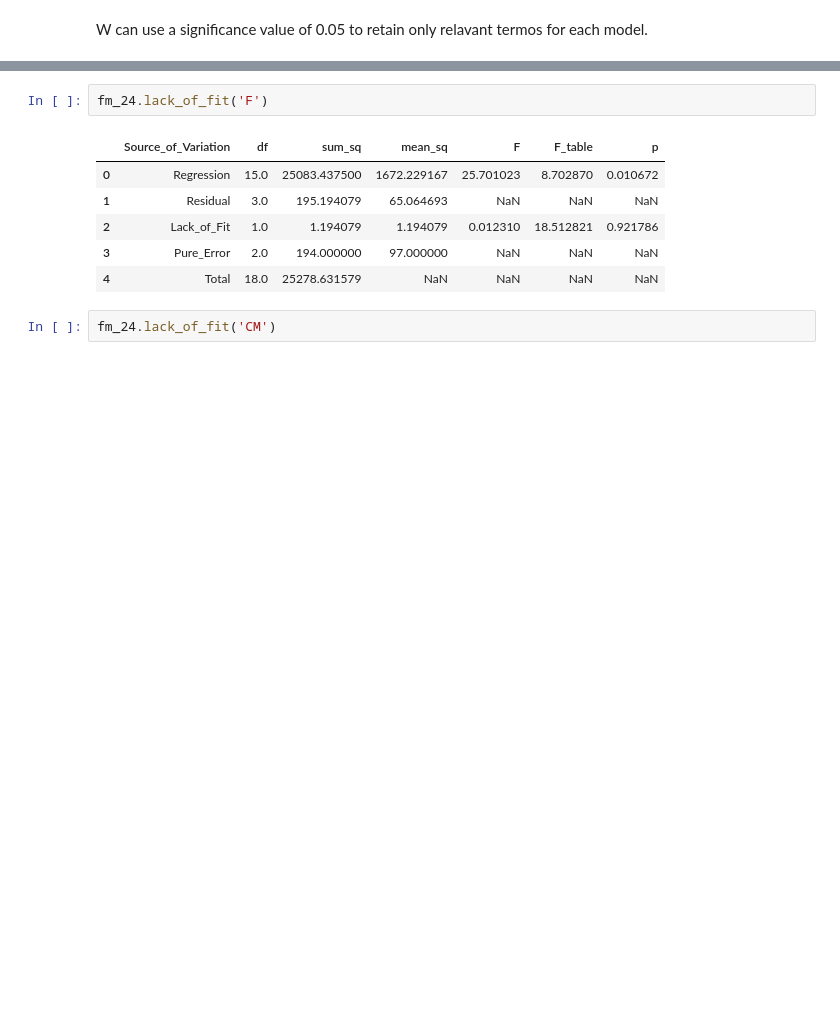
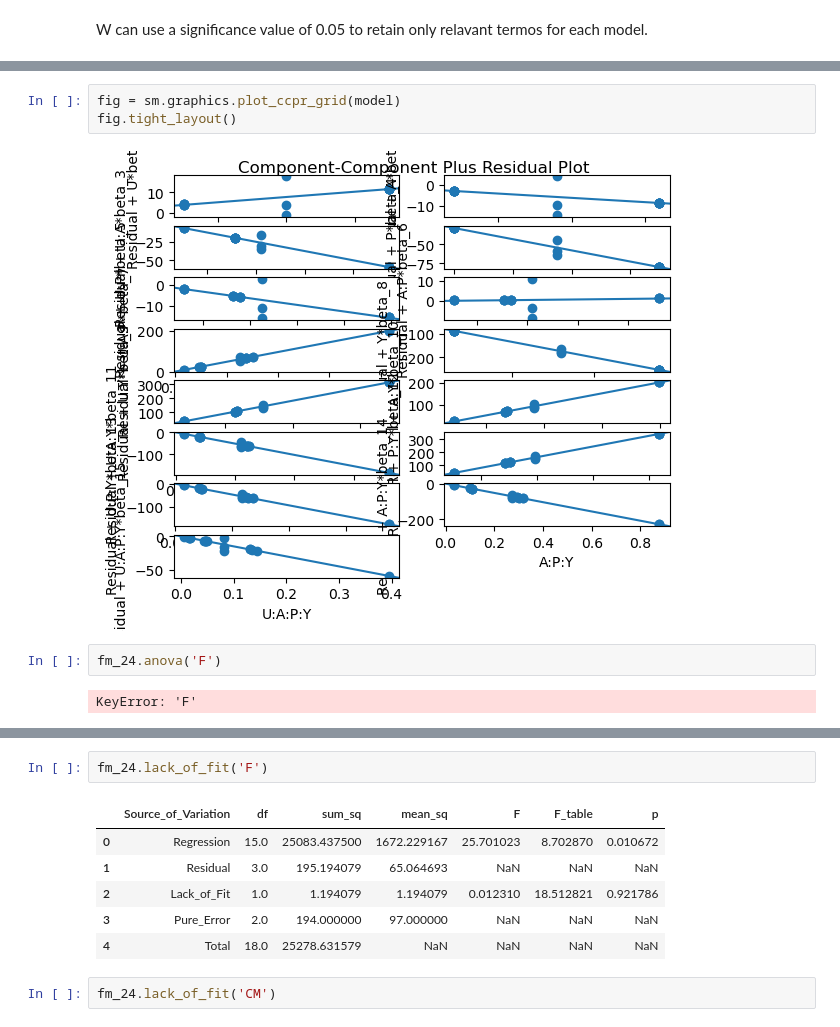
Before and after one commit to properallan/explann, a Jupyter notebook: docs/notebooks/paper_using_explann.ipynb, the cells around one changed output, grey strips where cells are left out. Saved outputs shown, nothing was run; the diff lists cells and outputs as text; blank space fills up the shorter version.

```diff
--- a/docs/notebooks/paper_using_explann.ipynb
+++ b/docs/notebooks/paper_using_explann.ipynb
@@ -121,0 +287,9 @@ W can use a significance value of 0.05 to retain only relavant termos for each m
+# %%
+fig = sm.graphics.plot_ccpr_grid(model)
+fig.tight_layout()
+# %% [output]
+[figure, added]
+# %%
+fm_24.anova('F')
+# %% [output]
+KeyError: 'F'
```
Also changed, not shown: parts of 29 cells of this notebook, 8 other files.
